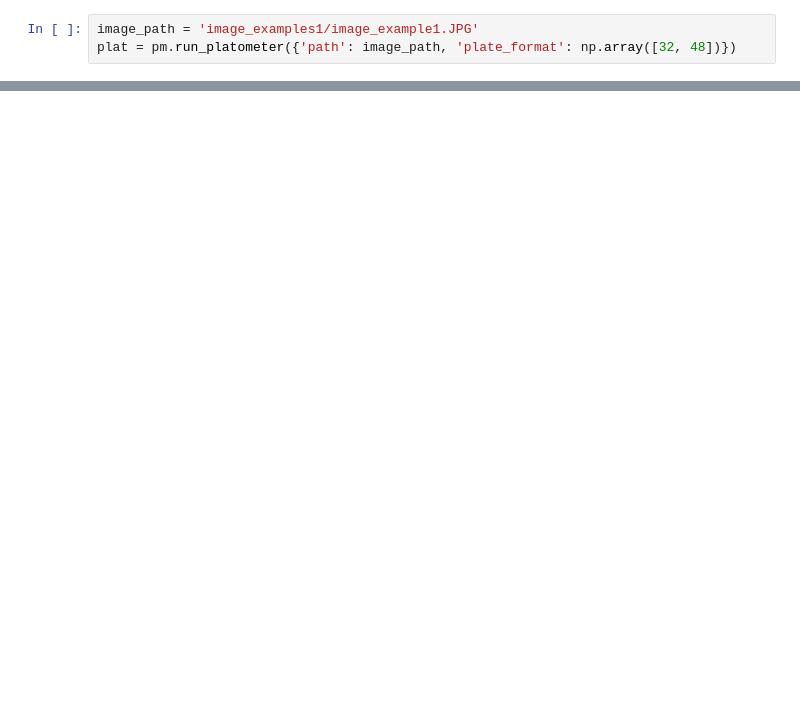
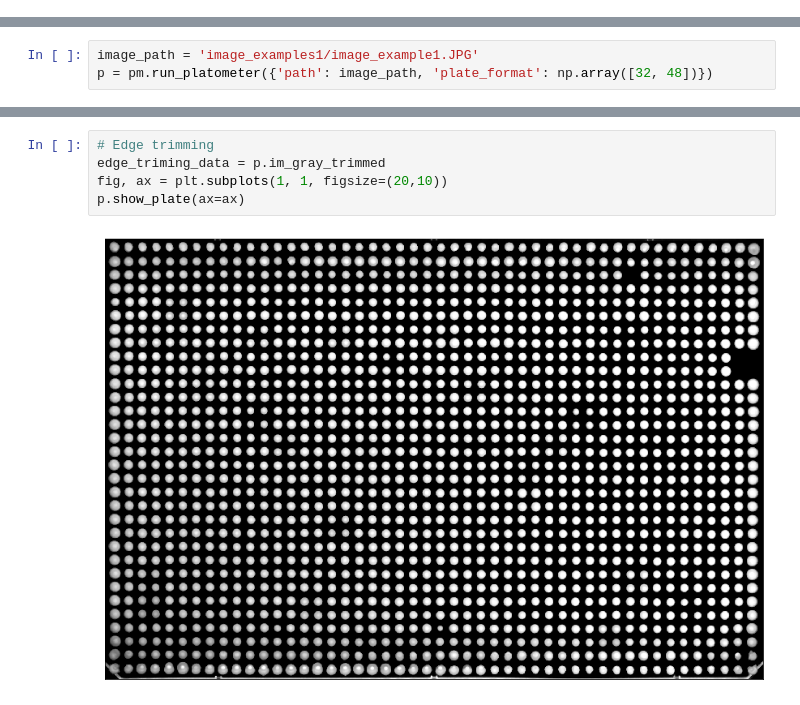
Before and after one commit to baryshnikova-lab/platometer, a Jupyter notebook: examples/Usage_examples.ipynb, the cells around one changed output, grey strips where cells are left out. Saved outputs shown, nothing was run; the diff lists cells and outputs as text; blank space fills up the shorter version.

```diff
--- a/examples/Usage_examples.ipynb
+++ b/examples/Usage_examples.ipynb
@@ -13,3 +0,0 @@ import matplotlib.pyplot as plt
-# %%
-image_path = 'image_examples1/image_example1.JPG'
-plat = pm.run_platometer({'path': image_path, 'plate_format': np.array([32, 48])})
@@ -99,0 +12,3 @@ jpg.head()
+# %%
+image_path = 'image_examples1/image_example1.JPG'
+p = pm.run_platometer({'path': image_path, 'plate_format': np.array([32, 48])})
@@ -99,0 +36,7 @@ jpg.head()
+# %%
+# Edge trimming
+edge_triming_data = p.im_gray_trimmed
+fig, ax = plt.subplots(1, 1, figsize=(20,10))
+p.show_plate(ax=ax)
+# %% [output]
+[figure, added]
```
Also changed, not shown: parts of 33 cells of this notebook, 1 other file.
